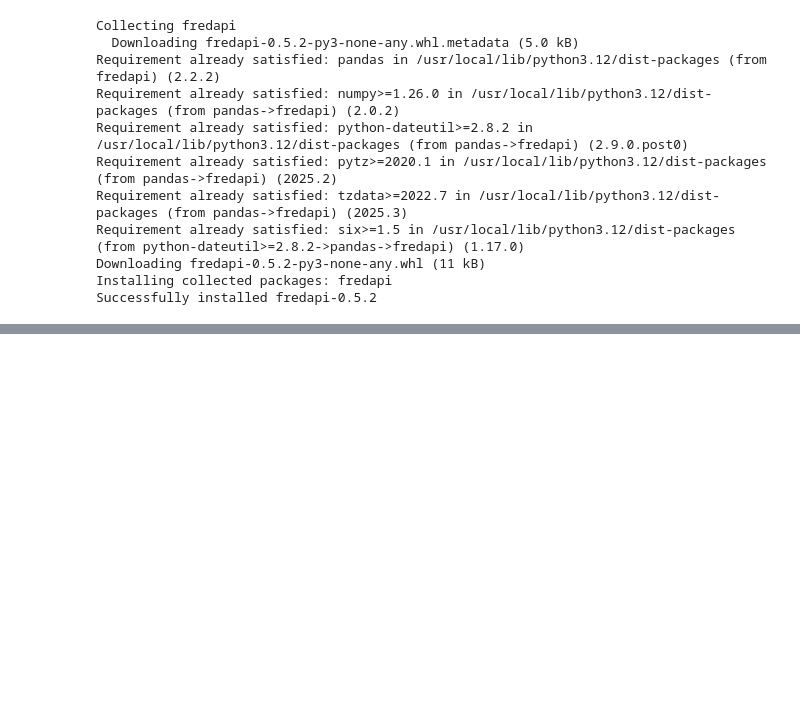
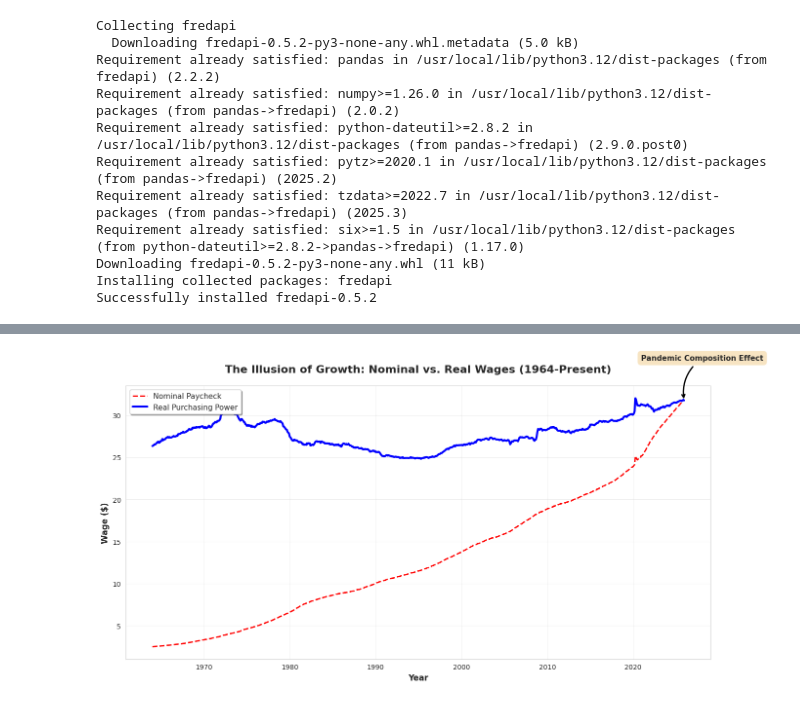
Before and after one commit to aydanali/ECON3916-Stats-and-ML, a Jupyter notebook: Lab2/Lab2_StatsML.ipynb, the cells around one changed output, grey strips where cells are left out. Saved outputs shown, nothing was run; the diff lists cells and outputs as text; code cells hidden in the pictures; blank space fills up the shorter version.

```diff
--- a/Lab2/Lab2_StatsML.ipynb
+++ b/Lab2/Lab2_StatsML.ipynb
@@ -22,7 +22,7 @@ from fredapi import Fred
 # %%
 # Authenticate
 # Replace the string below with YOUR unique API key from fred.stlouisfed.org
-fred = Fred(api_key='API KEY')
+fred = Fred(api_key='6a07a2f5c91a478d3794ca53d274fd75')
 # %%
 # 1. Fetch the data series
 print("Fetching data from FRED...")
@@ -54,0 +83,59 @@ Fetching data from FRED...
+# %%
+import matplotlib.pyplot as plt
+import seaborn as sns
+
+# Set the style
+sns.set_style("whitegrid")
+
+# Create the figure and axis
+fig, ax = plt.subplots(figsize=(14, 7))
+
+# Plot both wage series
+ax.plot(df.index, df['Nominal_Wage'],
+        color='red',
+        linestyle='--',
+        linewidth=2,
+        label='Nominal Paycheck')
+
+ax.plot(df.index, df['Real_Wage'],
+        color='blue',
+        linewidth=3,
+        label='Real Purchasing Power')
+
+# Add title and labels
+ax.set_title('The Illusion of Growth: Nominal vs. Real Wages (1964-Present)',
+             fontsize=16,
+             fontweight='bold',
+             pad=20)
+ax.set_xlabel('Year', fontsize=12, fontweight='bold')
+ax.set_ylabel('Wage ($)', fontsize=12, fontweight='bold')
+
+# Add annotation for 2020 pandemic spike
+# Find the 2020 data point
+spike_date = df.loc['2020'].index[0] if '2020' in df.index.astype(str) else df.index[-1]
+spike_value = df.loc[spike_date, 'Real_Wage']
+
+ax.annotate('Pandemic Composition Effect',
+            xy=(spike_date, spike_value),
+            xytext=(spike_date - pd.DateOffset(years=5), spike_value + spike_value * 0.15),
+            arrowprops=dict(arrowstyle='->',
+                          color='black',
+                          lw=2,
+                          connectionstyle='arc3,rad=0.3'),
+            fontsize=11,
+            fontweight='bold',
+            bbox=dict(boxstyle='round,pad=0.5',
+                     facecolor='wheat',
+                     alpha=0.8))
+
+# Add legend
+ax.legend(loc='upper left', fontsize=11, frameon=True, shadow=True)
+
+# Format the plot
+ax.grid(True, alpha=0.3)
+plt.tight_layout()
+
+# Display the plot
+plt.show()
+# %% [output]
+[figure, added]
```
Also changed, not shown: parts of 4 cells of this notebook.
